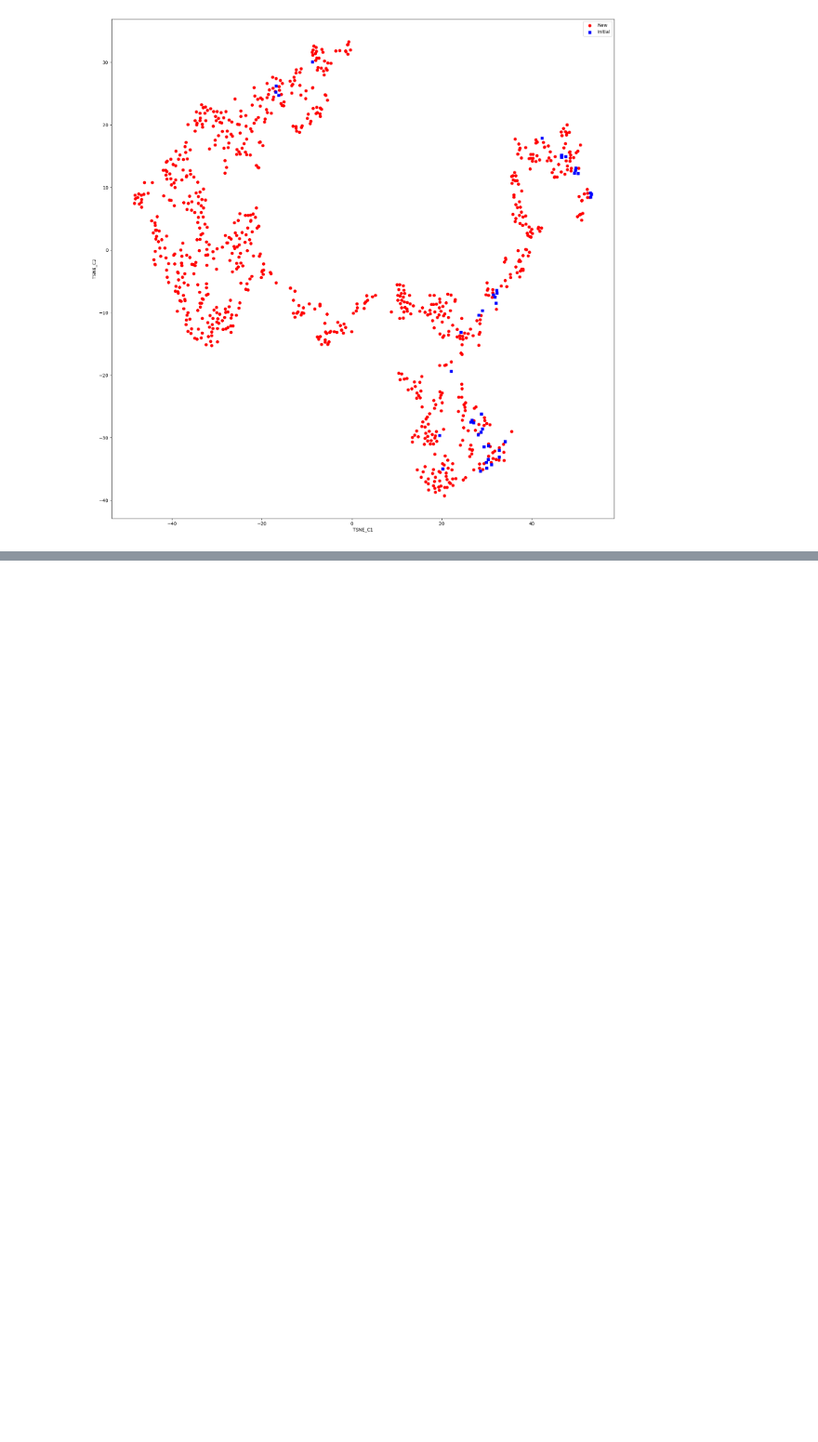
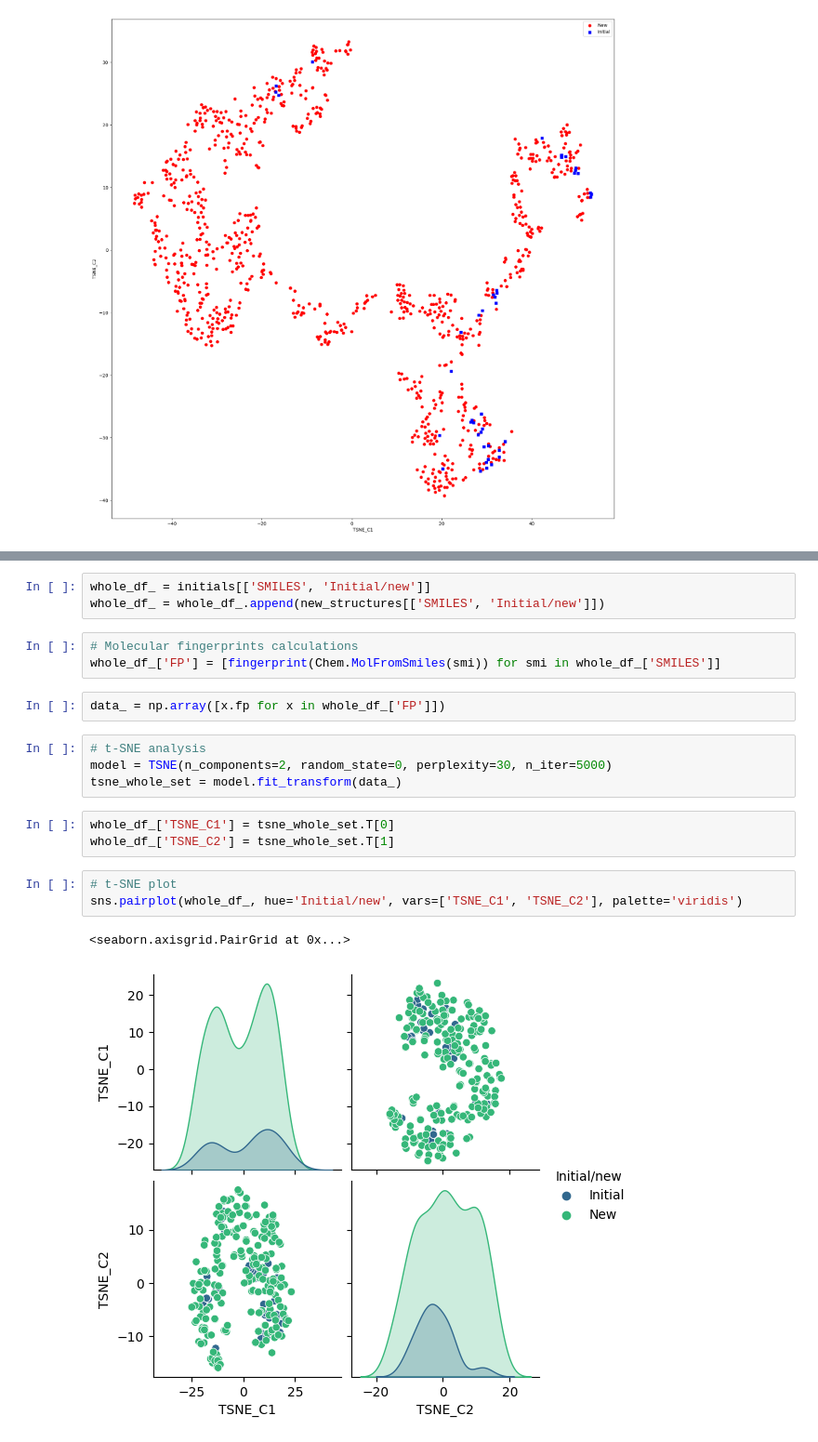
Before and after one commit to XDamianX-coder/Indole_new_structures, a Jupyter notebook: Predictions_and_analysis/t-SNE_chemical_space.ipynb, the cells around one changed output, grey strips where cells are left out. Shown at 93% size. Saved outputs shown, nothing was run; the diff lists cells and outputs as text; blank space fills up the shorter version.

```diff
--- a/Predictions_and_analysis/t-SNE_chemical_space.ipynb
+++ b/Predictions_and_analysis/t-SNE_chemical_space.ipynb
@@ -151,0 +161,21 @@ plt.show()
+# %%
+whole_df_ = initials[['SMILES', 'Initial/new']]
+whole_df_ = whole_df_.append(new_structures[['SMILES', 'Initial/new']])
+# %%
+# Molecular fingerprints calculations
+whole_df_['FP'] = [fingerprint(Chem.MolFromSmiles(smi)) for smi in whole_df_['SMILES']]
+# %%
+data_ = np.array([x.fp for x in whole_df_['FP']])
+# %%
+# t-SNE analysis
+model = TSNE(n_components=2, random_state=0, perplexity=30, n_iter=5000)
+tsne_whole_set = model.fit_transform(data_)
+# %%
+whole_df_['TSNE_C1'] = tsne_whole_set.T[0]
+whole_df_['TSNE_C2'] = tsne_whole_set.T[1]
+# %%
+# t-SNE plot
+sns.pairplot(whole_df_, hue='Initial/new', vars=['TSNE_C1', 'TSNE_C2'], palette='viridis')
+# %% [output]
+<seaborn.axisgrid.PairGrid at 0x...>
+[figure, added]
```
Also changed, not shown: parts of 17 cells of this notebook, 5 other files.
